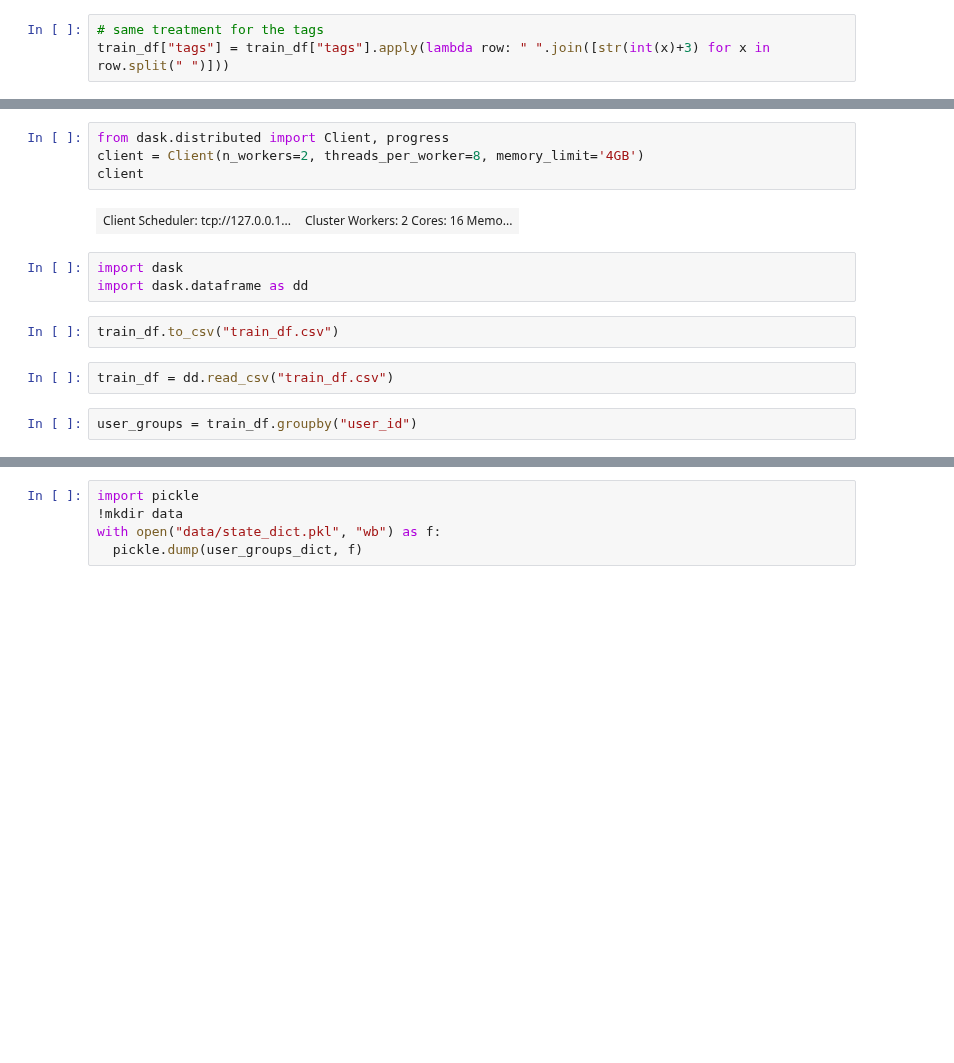
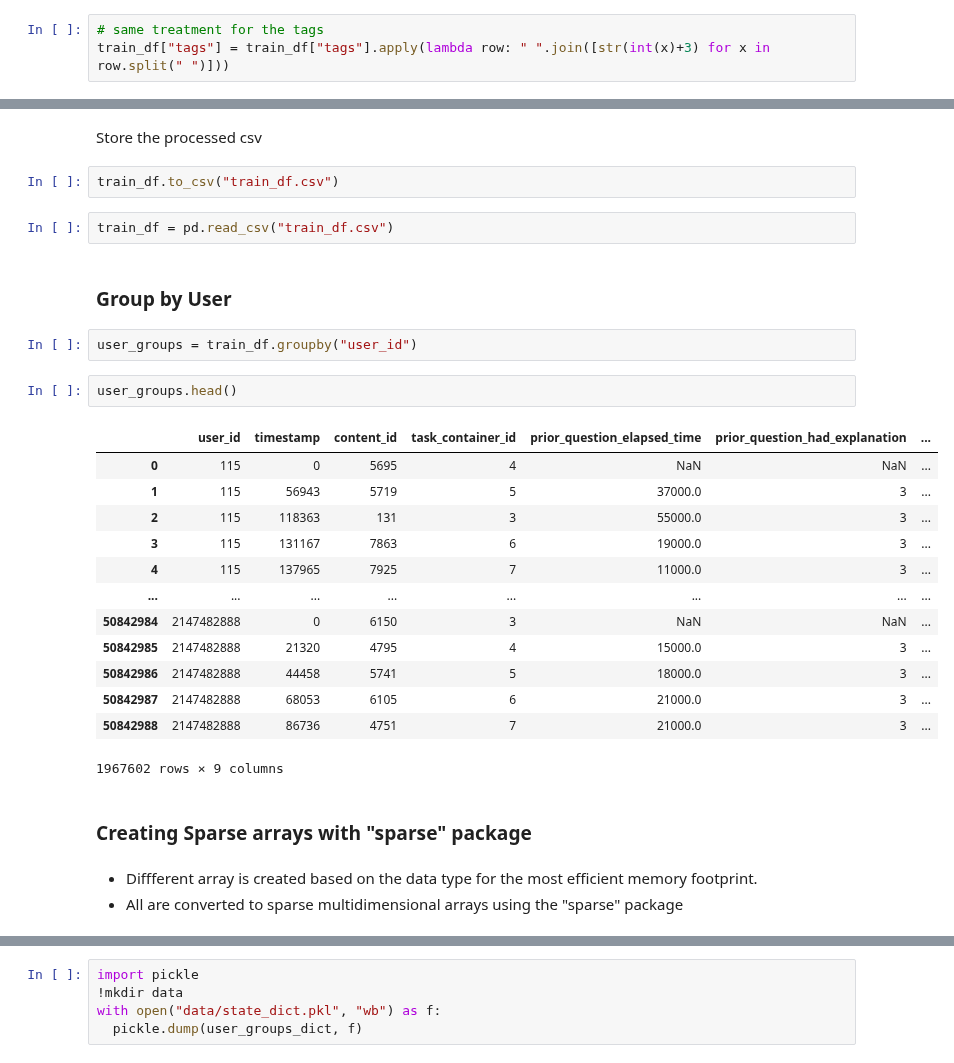
Before and after one commit to nisarahamedk/kaggle-riid, a Jupyter notebook: notebooks/train_user_state_dict_for_inference_encdec.ipynb, the cells around one changed output, grey strips where cells are left out. Drawn from its saved outputs; the diff is of its cells as text; blank space fills up the shorter version.

```diff
--- a/notebooks/train_user_state_dict_for_inference_encdec.ipynb
+++ b/notebooks/train_user_state_dict_for_inference_encdec.ipynb
@@ -212,15 +199,31 @@ gc.collect()
-# %%
-from dask.distributed import Client, progress
-client = Client(n_workers=2, threads_per_worker=8, memory_limit='4GB')
-client
-# %% [output]
-| Client Scheduler: tcp://127.0.0.1... | Cluster Workers: 2 Cores: 16 Memo... |
-# %%
-import dask
-import dask.dataframe as dd
+# %% [markdown]
+Store the processed csv
 # %%
 train_df.to_csv("train_df.csv")
 # %%
-train_df = dd.read_csv("train_df.csv")
+train_df = pd.read_csv("train_df.csv")
+# %% [markdown]
+### Group by User
 # %%
 user_groups = train_df.groupby("user_id")
+# %%
+user_groups.head()
+# %% [output]
+|  | user_id | timestamp | content_id | task_container_id | prior_question_elapsed_time | prior_question_had_explanation | ... |
+| 0 | 115 | 0 | 5695 | 4 | NaN | NaN | ... |
+| 1 | 115 | 56943 | 5719 | 5 | 37000.0 | 3 | ... |
+| 2 | 115 | 118363 | 131 | 3 | 55000.0 | 3 | ... |
+| 3 | 115 | 131167 | 7863 | 6 | 19000.0 | 3 | ... |
+| 4 | 115 | 137965 | 7925 | 7 | 11000.0 | 3 | ... |
+| ... | ... | ... | ... | ... | ... | ... | ... |
+| 50842984 | 2147482888 | 0 | 6150 | 3 | NaN | NaN | ... |
+| 50842985 | 2147482888 | 21320 | 4795 | 4 | 15000.0 | 3 | ... |
+| 50842986 | 2147482888 | 44458 | 5741 | 5 | 18000.0 | 3 | ... |
+| 50842987 | 2147482888 | 68053 | 6105 | 6 | 21000.0 | 3 | ... |
+| 50842988 | 2147482888 | 86736 | 4751 | 7 | 21000.0 | 3 | ... |
+1967602 rows × 9 columns
+# %% [markdown]
+### Creating Sparse arrays with "sparse" package
+# %% [markdown]
+- Diffferent array is created based on the data type for the most efficient memory footprint.
+- All are converted to sparse multidimensional arrays using the "sparse" package
```
Also changed, not shown: parts of 119 cells of this notebook, 1 other file.
